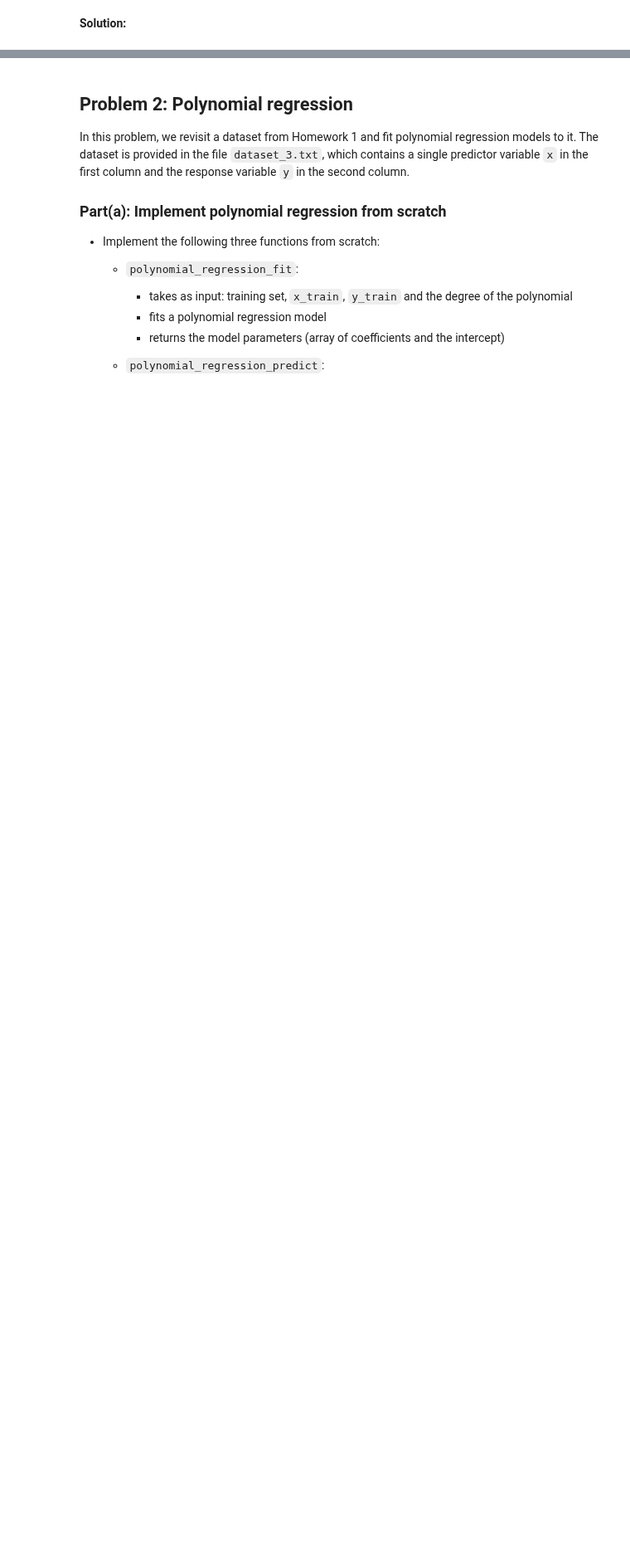
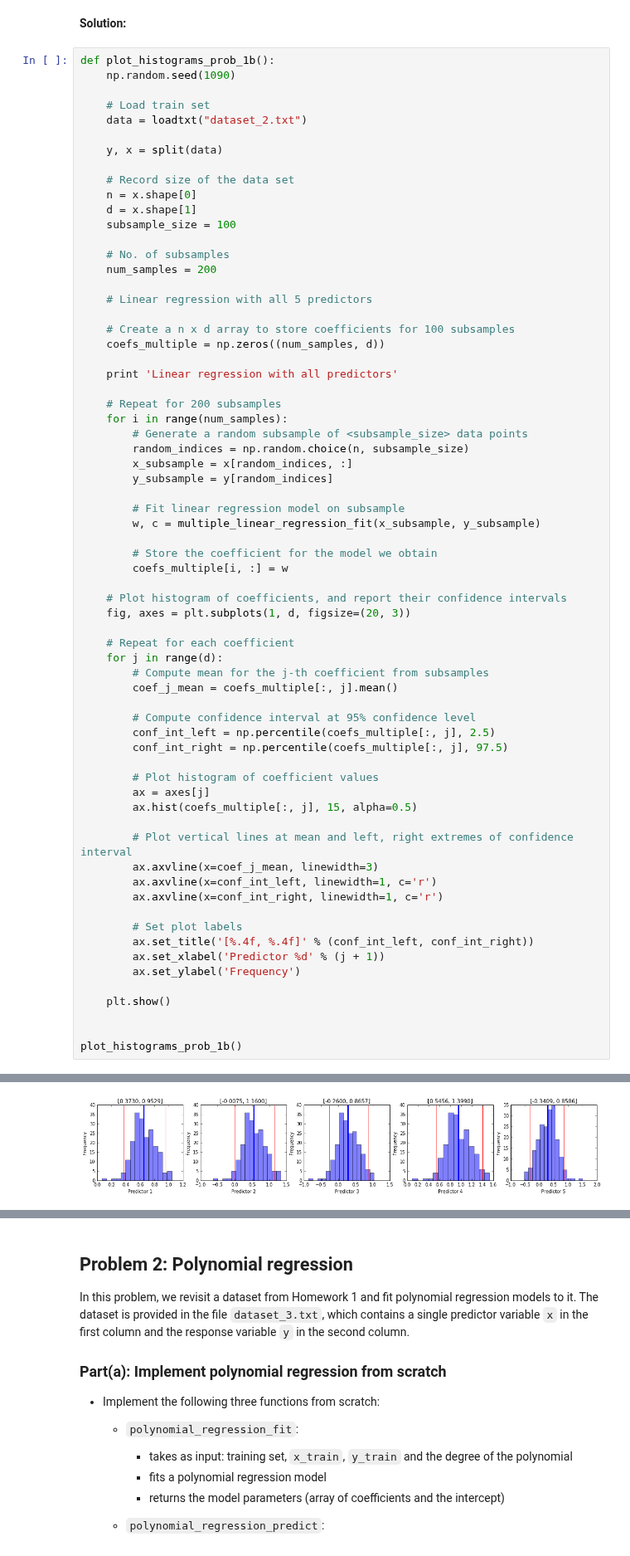
Before and after one commit to colbyZ/test1, a Jupyter notebook: hw/hw3/Zambalayev_Timur_CSCI_E_109a_HW3.ipynb, the cells around one changed output, grey strips where cells are left out. Shown at 83% size. Drawn from its saved outputs; the diff is of its cells as text; blank space fills up the shorter version.

Commit message:
plot_histograms_prob_1b

```diff
--- a/hw/hw3/Zambalayev_Timur_CSCI_E_109a_HW3.ipynb
+++ b/hw/hw3/Zambalayev_Timur_CSCI_E_109a_HW3.ipynb
@@ -194,3 +194,71 @@ Compute confidence intervals for the model parameters you obtain:
 **Note:** You **may not** use pre-built models or model evaluators for these tasks.
 # %% [markdown]
 **Solution:**
+# %%
+def plot_histograms_prob_1b():
+    np.random.seed(1090)
+
+    # Load train set
+    data = loadtxt("dataset_2.txt")
+
+    y, x = split(data)
+
+    # Record size of the data set
+    n = x.shape[0]
+    d = x.shape[1]
+    subsample_size = 100
+
+    # No. of subsamples
+    num_samples = 200
+
+    # Linear regression with all 5 predictors
+
+    # Create a n x d array to store coefficients for 100 subsamples
+    coefs_multiple = np.zeros((num_samples, d))
+
+    print 'Linear regression with all predictors'
+
+    # Repeat for 200 subsamples
+    for i in range(num_samples):
+        # Generate a random subsample of <subsample_size> data points
+        random_indices = np.random.choice(n, subsample_size)
+        x_subsample = x[random_indices, :]
+        y_subsample = y[random_indices]
+
+        # Fit linear regression model on subsample
+        w, c = multiple_linear_regression_fit(x_subsample, y_subsample)
+
+        # Store the coefficient for the model we obtain
+        coefs_multiple[i, :] = w
+
+    # Plot histogram of coefficients, and report their confidence intervals
+    fig, axes = plt.subplots(1, d, figsize=(20, 3))
+
+    # Repeat for each coefficient
+    for j in range(d):
+        # Compute mean for the j-th coefficient from subsamples
+        coef_j_mean = coefs_multiple[:, j].mean()
+
+        # Compute confidence interval at 95% confidence level
+        conf_int_left = np.percentile(coefs_multiple[:, j], 2.5)
+        conf_int_right = np.percentile(coefs_multiple[:, j], 97.5)
+
+        # Plot histogram of coefficient values
+        ax = axes[j]
+        ax.hist(coefs_multiple[:, j], 15, alpha=0.5)
+
+        # Plot vertical lines at mean and left, right extremes of confidence interval
+        ax.axvline(x=coef_j_mean, linewidth=3)
+        ax.axvline(x=conf_int_left, linewidth=1, c='r')
+        ax.axvline(x=conf_int_right, linewidth=1, c='r')
+
+        # Set plot labels
+        ax.set_title('[%.4f, %.4f]' % (conf_int_left, conf_int_right))
+        ax.set_xlabel('Predictor %d' % (j + 1))
+        ax.set_ylabel('Frequency')
+
+    plt.show()
+
+
+plot_histograms_prob_1b()
+# %% [output]
@@ -196,0 +266 @@ Compute confidence intervals for the model parameters you obtain:
+[figure, added]
```
Also changed, not shown: parts of 2 cells of this notebook.
